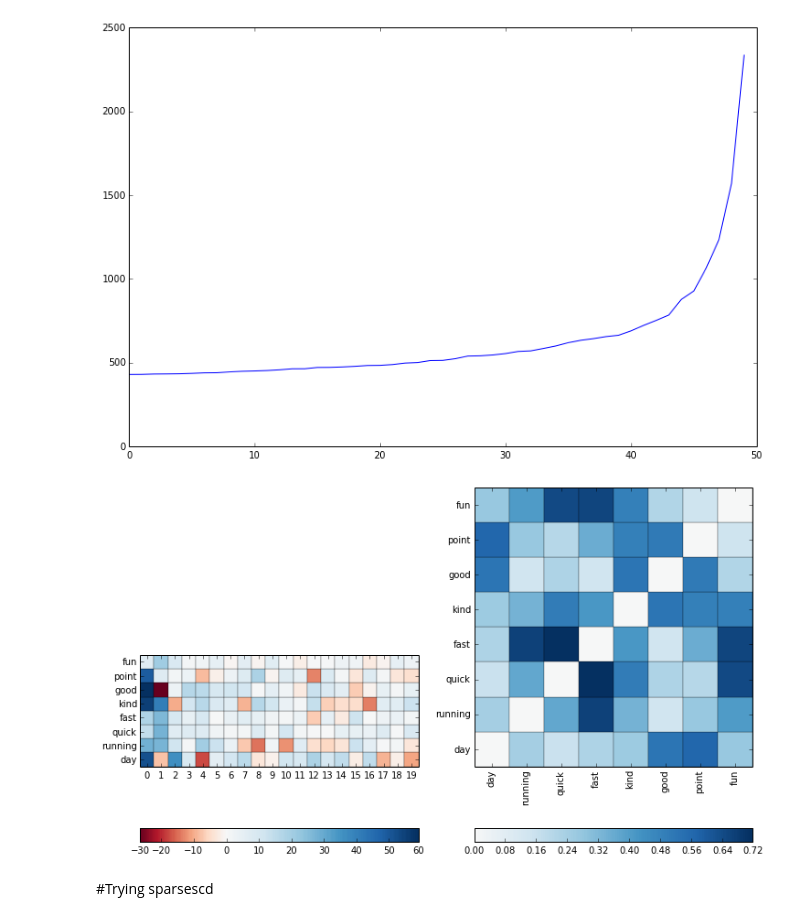
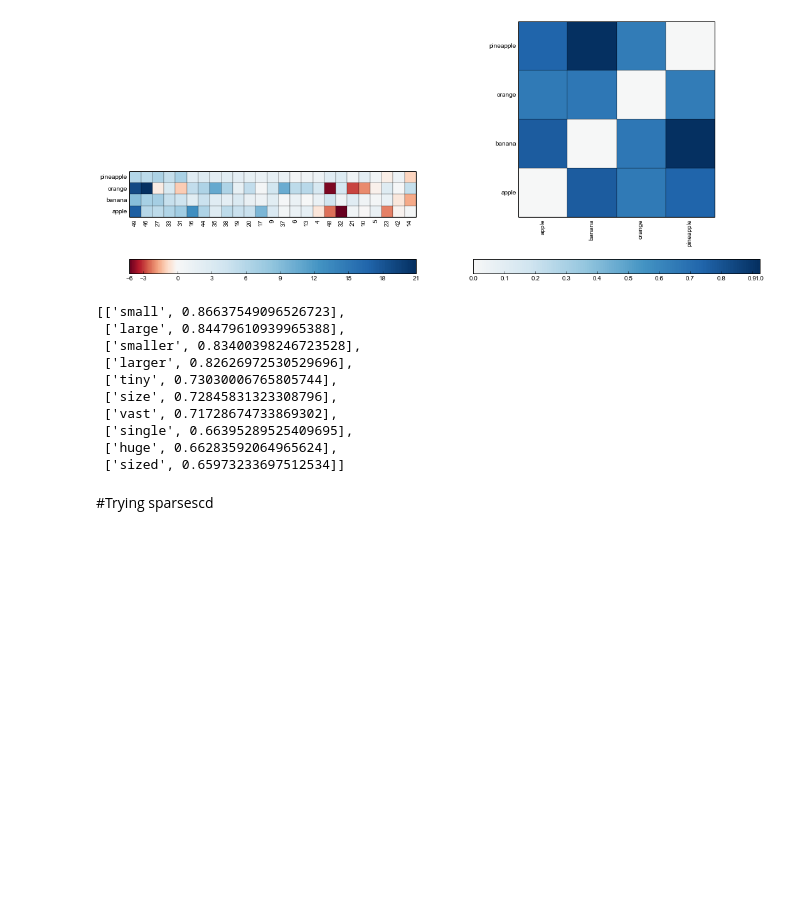
Before and after one commit to undertherain/vsmlib, a Jupyter notebook: python/matrices.ipynb, the cells around one changed output. Saved outputs shown, nothing was run; the diff lists cells and outputs as text; code cells hidden in the pictures; blank space fills up the shorter version.

```diff
--- a/python/matrices.ipynb
+++ b/python/matrices.ipynb
@@ -24,6 +24,7 @@ from vsmlib.similarity import cmp_words
 #imp.reload(vsmlib.matrix)
 imp.reload(vsmlib.similarity)
 
-if socket.gethostname()=="cypress":  dir_root="/storage/scratch/test_reduced"
-if socket.gethostname()=="ashtree":  dir_root="/mnt/work/nlp_scratch/test"
+if socket.gethostname()=="cypress":  dir_root="/storage/scratch/BNC"
+if socket.gethostname()=="ashtree":  dir_root="/mnt/work/nlp_scratch/BNC"
 if socket.gethostname()=="rc017.m.gsic.titech.ac.jp":  dir_root="/home/blackbird/data/scratch/brown"
+max_width=25
@@ -40,9 +179,0 @@ array([9, 2, 1, 4, 4, 4, 4, 1, 1, 2, 3, 1, 9, 1, 3, 1, 1], dtype=uint64)
-# %%
-cooccurrence=matrix.load_matrix_csr(dir_root,zero_negatives=False,verbose=True)
-#path=dir_root
-#data = np.loadtxt(open(os.path.join(path,"bigrams.data")),dtype=np.float32)
-#col_ind = np.loadtxt(open(os.path.join(path,"bigrams.col_ind")),dtype=int)
-#row_ptr = np.loadtxt(open(os.path.join(path,"bigrams.row_ptr")),dtype=int)
-#cooccurrence=scipy.sparse.csr_matrix((data,col_ind,row_ptr),shape=(len(dic_words_ids),len(dic_words_ids)),dtype=np.float32)
-#fz=np.int32(0)
-#cooccurrence<fz
@@ -230,10 +265,22 @@ sigmas/test_reduced_dense
 # %%
-cnt_singular_vectors=50
 from scipy import sparse
 from scipy.sparse import linalg
-#from sparsesvd import sparsesvd
+cnt_singular_vectors=50
+
+class Model_numbered(model):
+    def get_x_label(self,i):
+        return i
+
+class Model_svd_scipy(Model_numbered):
+    cnt_singular_vectors=50
+    def __init__(self,dense):
+        ut, s_ev, vt = sparse.linalg.svds(dense.matrix,k=cnt_singular_vectors,which='LM') # LM SM LA SA BE
+        self.matrix = np.dot(ut,np.diag(s_ev))
+        self.vocabulary = dense.vocabulary
+
+
 time_start=time.time()
-ut, s_ev, vt = sparse.linalg.svds(cooccurrence,k=cnt_singular_vectors,which='LM') # LM SM LA SA BE
+m_svd_scipy = Model_svd_scipy(m)
 time_end = time.time()
 print ("took {0:0.2f} seconds".format(time_end-time_start))
 # %% [output]
@@ -241,14 +288,30 @@ took 46.62 seconds
 # %%
-plt.plot(s_ev)
-plt.show()
+#plt.plot(s_ev)
+#plt.show()
 #vt=np.nan_to_num(vt.T)
-projected_scipy=np.dot(ut,np.diag(s_ev))
-draw_features_and_similarity(projected_scipy,True)
-plt.show
-None
+draw_features_and_similarity(m_svd_scipy,True)
+#plt.show
+#None
 # %% [output]
-[figure, old version]
+[figure, new version]
-[figure, removed]
+# %%
+#m_svd_scipy.get_most_similar_words("fast")
+row1=m_svd_scipy.get_row("bigger")
+row2=m_svd_scipy.get_row("big")
+row3=m_svd_scipy.get_row("small")
+row = row1-row2+row3
+m_svd_scipy.get_most_similar_words(row)
+# %% [output]
+[['small', 0.86637549096526723],
+ ['large', 0.84479610939965388],
+ ['smaller', 0.83400398246723528],
+ ['larger', 0.82626972530529696],
+ ['tiny', 0.73030006765805744],
+ ['size', 0.72845831323308796],
+ ['vast', 0.71728674733869302],
+ ['single', 0.66395289525409695],
+ ['huge', 0.66283592064965624],
+ ['sized', 0.65973233697512534]]
 # %% [markdown]
 #Trying sparsescd
 # %%
```
Also changed, not shown: parts of 23 cells of this notebook, 5 other files.
